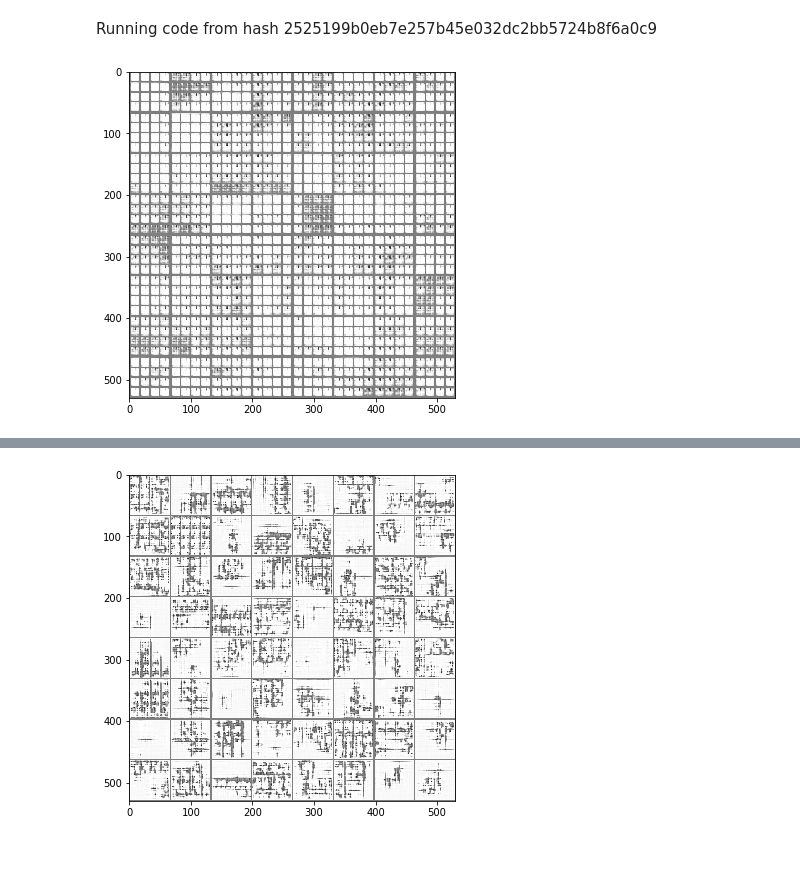
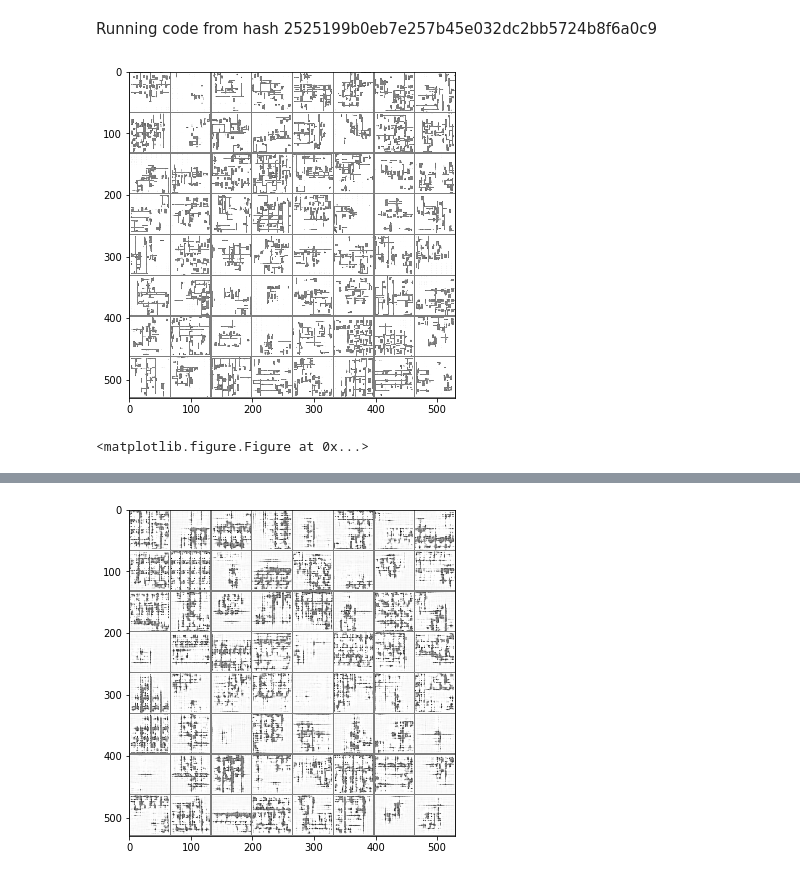
Before and after one commit to flend/courses, a Jupyter notebook: dungeonlearning/exptGenerateDiggerDungeons.ipynb, the cells around one changed output, grey strips where cells are left out. Cells and saved outputs as stored; diff of their text form; code cells hidden in the pictures.

Commit message:
Adding file save

```diff
--- a/dungeonlearning/exptGenerateDiggerDungeons.ipynb
+++ b/dungeonlearning/exptGenerateDiggerDungeons.ipynb
@@ -12,6 +12,10 @@ from torch_utils import *
 def show(img, fs=(6,6)):
     plt.figure(figsize = fs)
     plt.imshow(np.transpose((img/2+0.5).clamp(0,1).numpy(), (1,2,0)), interpolation='nearest')
+# %%
+def save(img, filename):
+    plt.figure()
+    plt.imsave(filename, np.transpose((img/2+0.5).clamp(0,1).numpy(), (1,2,0)))
 # %%
 def create_noise(b):
     return Variable(FT(b, nz, 1, 1).cuda().normal_(0, 1))
@@ -21,9 +25,13 @@ bs,sz,nz = 64,64,100
 fixed_noise = create_noise(bs)
 # %% [markdown]
 Running code from hash 2525199b0eb7e257b45e032dc2bb5724b8f6a0c9
+# %%
+epoch = 5999
 # %%
-checkpoint = torch.load("digger_weights/gen_epoch_1000.pt")
+checkpoint = torch.load(str.format("digger_weights/gen_epoch_{}.pt", epoch))
 fake = checkpoint(fixed_noise).data.cpu()
 show(vutils.make_grid(fake))
+save(vutils.make_grid(fake), str.format("digger_gen_grid_epoch{}.png", epoch))
 # %% [output]
-[figure, old version]
+[figure, new version]
+<matplotlib.figure.Figure at 0x...>
```
Also changed, not shown: parts of 1 cell of this notebook, 2 other files.
